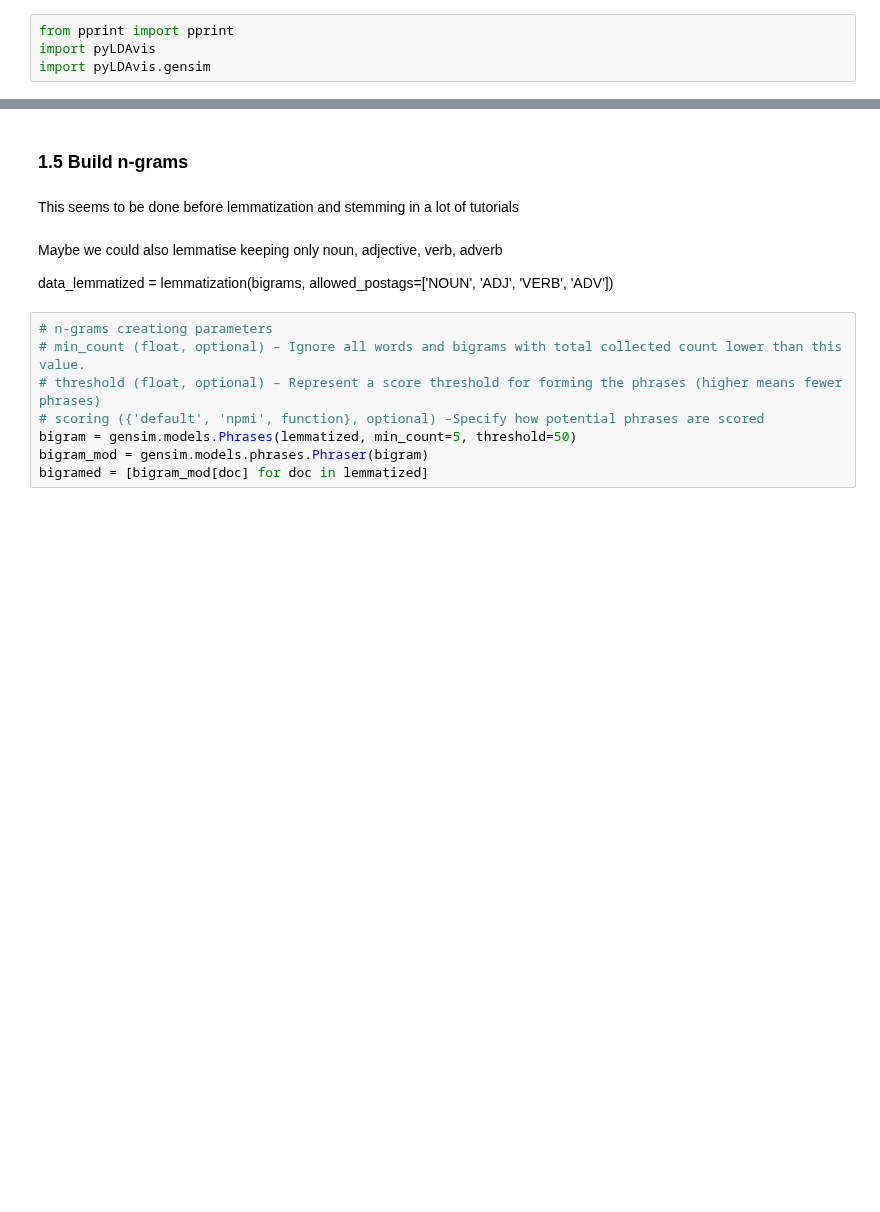
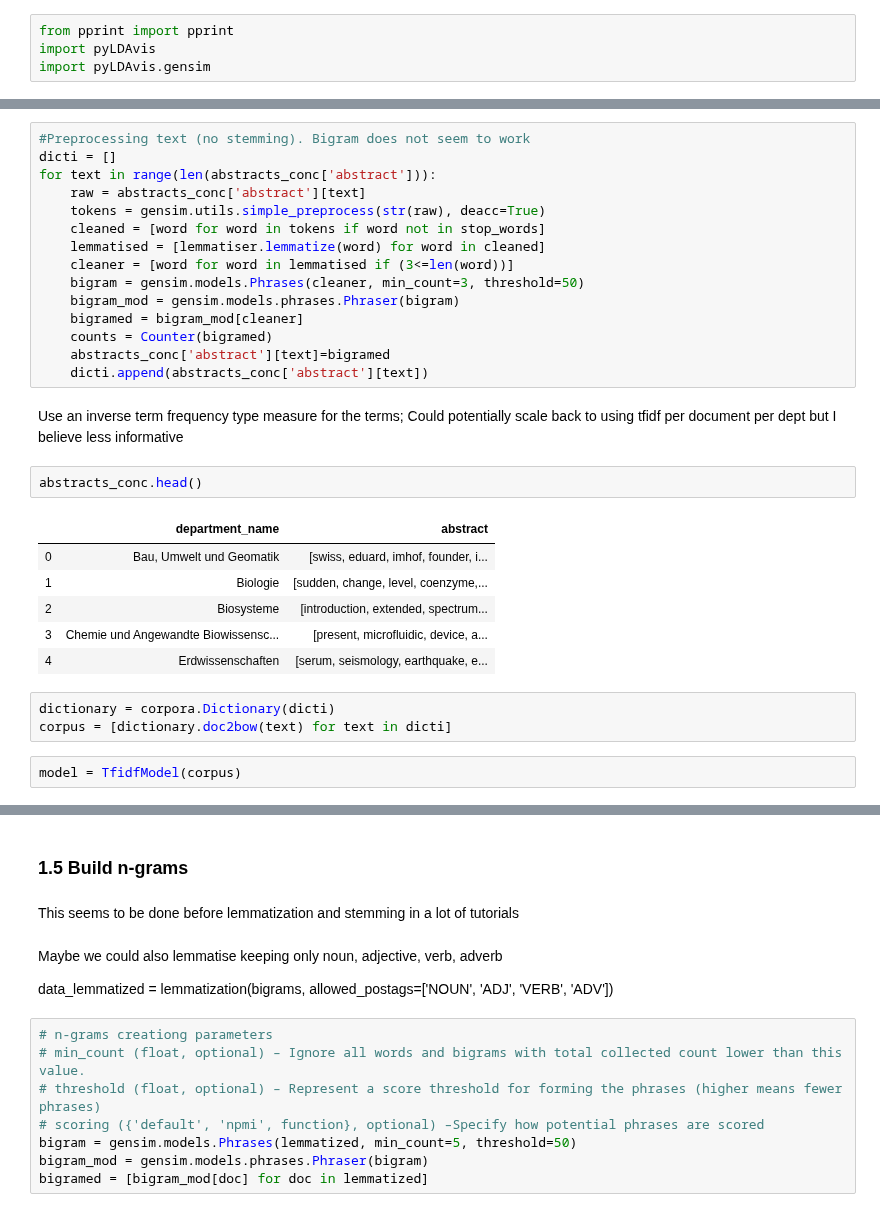
Before and after one commit to GiuliaLanzillotta/ETH_SEARCH, a Jupyter notebook: Abstract_topic_model-LDA.ipynb, the cells around one changed output, grey strips where cells are left out. Saved outputs shown, nothing was run; the diff lists cells and outputs as text; blank space fills up the shorter version.

```diff
--- a/Abstract_topic_model-LDA.ipynb
+++ b/Abstract_topic_model-LDA.ipynb
@@ -253,0 +251,31 @@ pyLDAvis.save_html(vis,'thirty_visualisation.html')
+# %%
+#Preprocessing text (no stemming). Bigram does not seem to work
+dicti = []
+for text in range(len(abstracts_conc['abstract'])):
+    raw = abstracts_conc['abstract'][text]
+    tokens = gensim.utils.simple_preprocess(str(raw), deacc=True)
+    cleaned = [word for word in tokens if word not in stop_words]
+    lemmatised = [lemmatiser.lemmatize(word) for word in cleaned]
+    cleaner = [word for word in lemmatised if (3<=len(word))]
+    bigram = gensim.models.Phrases(cleaner, min_count=3, threshold=50)
+    bigram_mod = gensim.models.phrases.Phraser(bigram)
+    bigramed = bigram_mod[cleaner]
+    counts = Counter(bigramed)
+    abstracts_conc['abstract'][text]=bigramed
+    dicti.append(abstracts_conc['abstract'][text])
+# %% [markdown]
+Use an inverse term frequency type measure for the terms; Could potentially scale back to using tfidf per document per dept but I believe less informative
+# %%
+abstracts_conc.head()
+# %% [output]
+|  | department_name | abstract |
+| 0 | Bau, Umwelt und Geomatik | [swiss, eduard, imhof, founder, i... |
+| 1 | Biologie | [sudden, change, level, coenzyme,... |
+| 2 | Biosysteme | [introduction, extended, spectrum... |
+| 3 | Chemie und Angewandte Biowissensc... | [present, microfluidic, device, a... |
+| 4 | Erdwissenschaften | [serum, seismology, earthquake, e... |
+# %%
+dictionary = corpora.Dictionary(dicti)
+corpus = [dictionary.doc2bow(text) for text in dicti]
+# %%
+model = TfidfModel(corpus)
```
Also changed, not shown: parts of 21 cells of this notebook.
